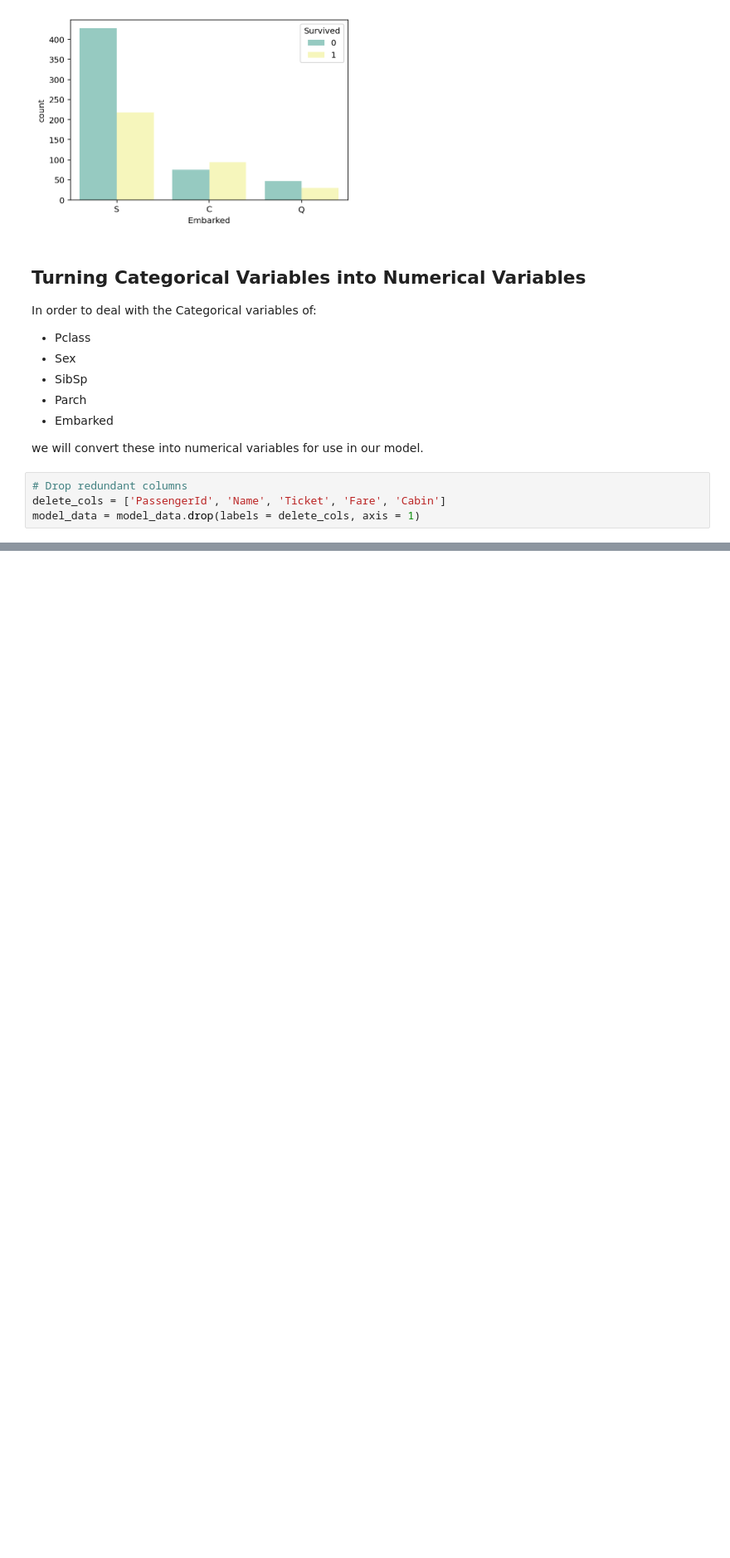
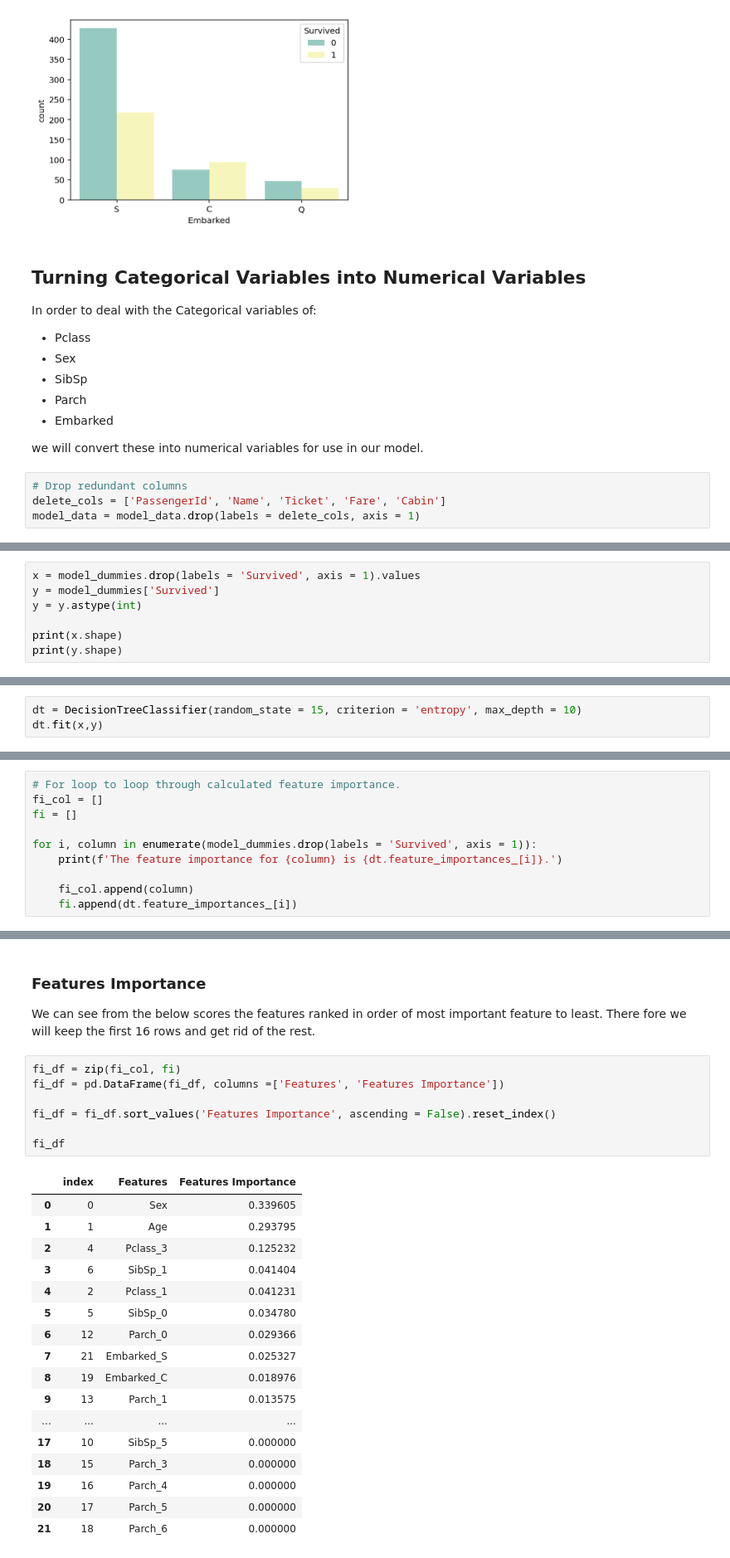
Before and after one commit to nizarhamood/Titanic, a Jupyter notebook: titanic.ipynb, the cells around one changed output, grey strips where cells are left out. Shown at 83% size. Drawn from its saved outputs; the diff is of its cells as text; blank space fills up the shorter version.

Commit message:
Completed feature importance and now working on modelling

```diff
--- a/titanic.ipynb
+++ b/titanic.ipynb
@@ -892,0 +897,7 @@ model_dummies
+# %%
+x = model_dummies.drop(labels = 'Survived', axis = 1).values
+y = model_dummies['Survived']
+y = y.astype(int)
+
+print(x.shape)
+print(y.shape)
@@ -892,0 +907,3 @@ model_dummies
+# %%
+dt = DecisionTreeClassifier(random_state = 15, criterion = 'entropy', max_depth = 10)
+dt.fit(x,y)
@@ -892,0 +912,10 @@ model_dummies
+# %%
+# For loop to loop through calculated feature importance.
+fi_col = []
+fi = []
+
+for i, column in enumerate(model_dummies.drop(labels = 'Survived', axis = 1)):
+    print(f'The feature importance for {column} is {dt.feature_importances_[i]}.')
+
+    fi_col.append(column)
+    fi.append(dt.feature_importances_[i])
@@ -892,0 +940,28 @@ model_dummies
+# %% [markdown]
+### Features Importance
+We can see from the below scores the features ranked in order of most important feature to least. There fore we will keep the first 16 rows and get rid of the rest.
+# %%
+fi_df = zip(fi_col, fi)
+fi_df = pd.DataFrame(fi_df, columns =['Features', 'Features Importance'])
+
+fi_df = fi_df.sort_values('Features Importance', ascending = False).reset_index()
+
+fi_df
+# %% [output]
+|  | index | Features | Features Importance |
+| 0 | 0 | Sex | 0.339605 |
+| 1 | 1 | Age | 0.293795 |
+| 2 | 4 | Pclass_3 | 0.125232 |
+| 3 | 6 | SibSp_1 | 0.041404 |
+| 4 | 2 | Pclass_1 | 0.041231 |
+| 5 | 5 | SibSp_0 | 0.034780 |
+| 6 | 12 | Parch_0 | 0.029366 |
+| 7 | 21 | Embarked_S | 0.025327 |
+| 8 | 19 | Embarked_C | 0.018976 |
+| 9 | 13 | Parch_1 | 0.013575 |
+| ... | ... | ... | ... |
+| 17 | 10 | SibSp_5 | 0.000000 |
+| 18 | 15 | Parch_3 | 0.000000 |
+| 19 | 16 | Parch_4 | 0.000000 |
+| 20 | 17 | Parch_5 | 0.000000 |
+| 21 | 18 | Parch_6 | 0.000000 |
```
Also changed, not shown: parts of 10 cells of this notebook.
